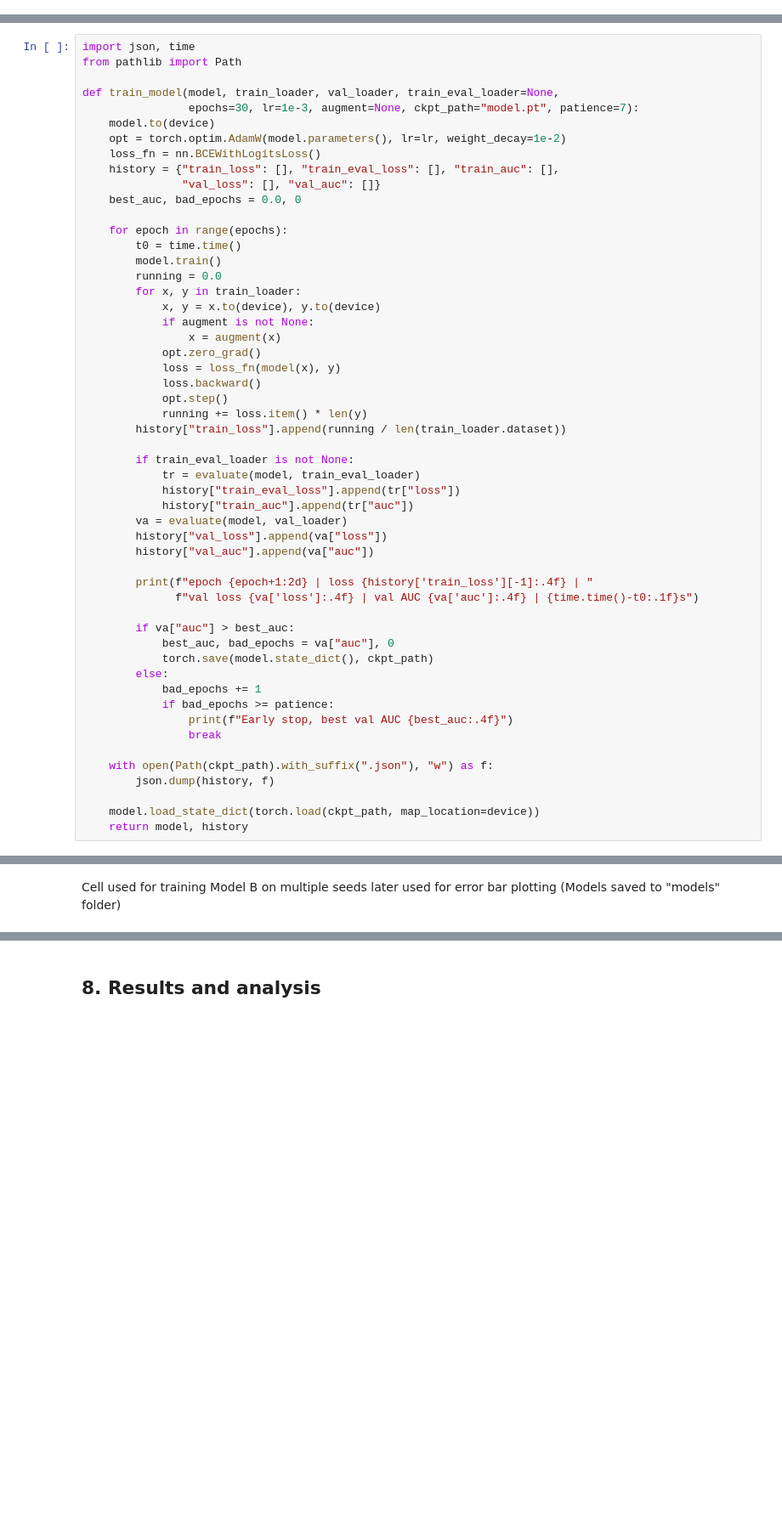
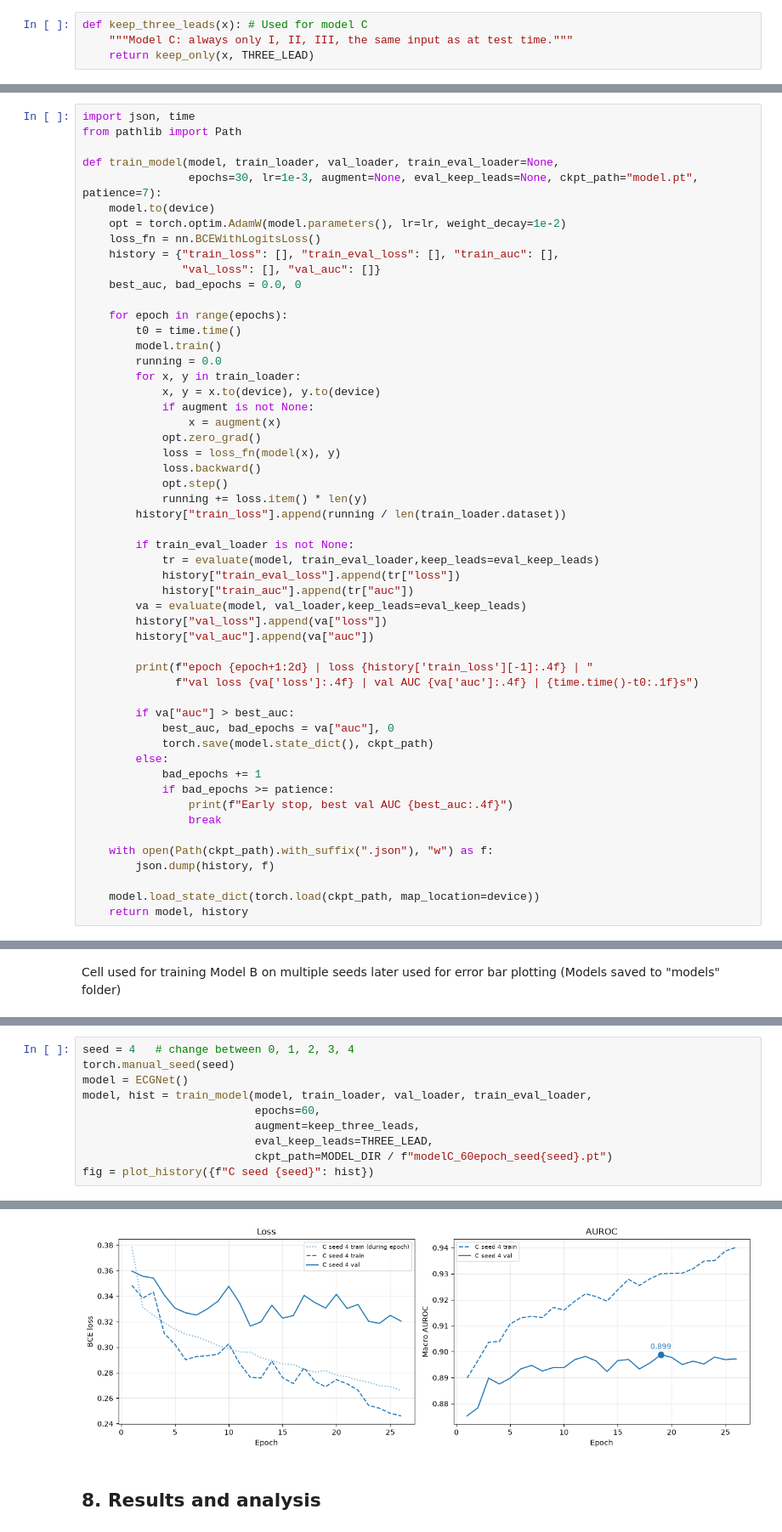
Before and after one commit to theojohnhenry/DML-project, a Jupyter notebook: ProjectNotebook.ipynb, the cells around one changed output, grey strips where cells are left out. Shown at 85% size. Cells and saved outputs as stored; diff of their text form; blank space fills up the shorter version.

Commit message:
AnalysisAndModelC

```diff
--- a/ProjectNotebook.ipynb
+++ b/ProjectNotebook.ipynb
@@ -281,6 +281,10 @@ def keep_only(x, keep_idx): ## Returns all leads except "keep_idx" as 0
     mask = torch.zeros(x.shape[1], device=x.device)
     mask[keep_idx] = 1.0
     return x * mask.view(1, -1, 1) # Done in order to keep input batch size in returned tensor
+# %%
+def keep_three_leads(x): # Used for model C
+    """Model C: always only I, II, III, the same input as at test time."""
+    return keep_only(x, THREE_LEAD)
 # %%
 def random_lead_dropout(x, p_drop=0.5, p_full=0.3): ## Returns a random assortment of leads as zero
     # p_drop: Chance for each lead to be dropped out of training this batch.
@@ -319,7 +323,7 @@ import json, time
 from pathlib import Path
 
 def train_model(model, train_loader, val_loader, train_eval_loader=None,
-                epochs=30, lr=1e-3, augment=None, ckpt_path="model.pt", patience=7):
+                epochs=30, lr=1e-3, augment=None, eval_keep_leads=None, ckpt_path="model.pt", patience=7):
     model.to(device)
     opt = torch.optim.AdamW(model.parameters(), lr=lr, weight_decay=1e-2)
     loss_fn = nn.BCEWithLogitsLoss()
@@ -343,10 +347,10 @@ def train_model(model, train_loader, val_loader, train_eval_loader=None,
         history["train_loss"].append(running / len(train_loader.dataset))
 
         if train_eval_loader is not None:
-            tr = evaluate(model, train_eval_loader)
+            tr = evaluate(model, train_eval_loader,keep_leads=eval_keep_leads)
             history["train_eval_loss"].append(tr["loss"])
             history["train_auc"].append(tr["auc"])
-        va = evaluate(model, val_loader)
+        va = evaluate(model, val_loader,keep_leads=eval_keep_leads)
         history["val_loss"].append(va["loss"])
         history["val_auc"].append(va["auc"])
 
@@ -670,0 +847,11 @@ Early stop, best val AUC 0.9320
+# %%
+seed = 4   # change between 0, 1, 2, 3, 4
+torch.manual_seed(seed)
+model = ECGNet()
+model, hist = train_model(model, train_loader, val_loader, train_eval_loader,
+                          epochs=60,
+                          augment=keep_three_leads,
+                          eval_keep_leads=THREE_LEAD,
+                          ckpt_path=MODEL_DIR / f"modelC_60epoch_seed{seed}.pt")
+fig = plot_history({f"C seed {seed}": hist})
+# %% [output]
@@ -671,2 +875,3 @@ Early stop, best val AUC 0.9320
+[figure, added]
 # %% [markdown]
 ## 8. Results and analysis
```
Also changed, not shown: parts of 20 cells of this notebook, 23 other files.
